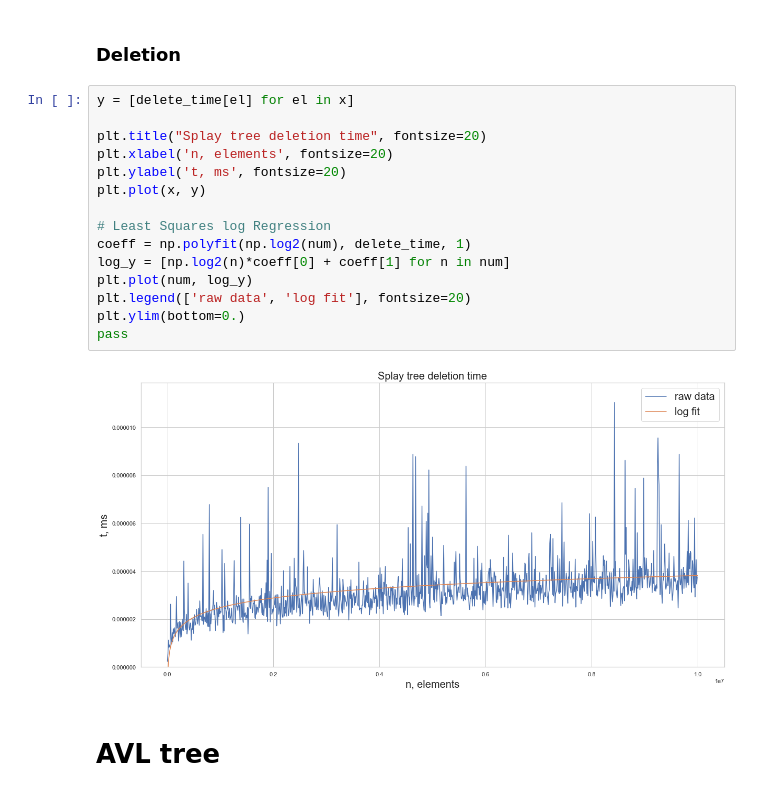
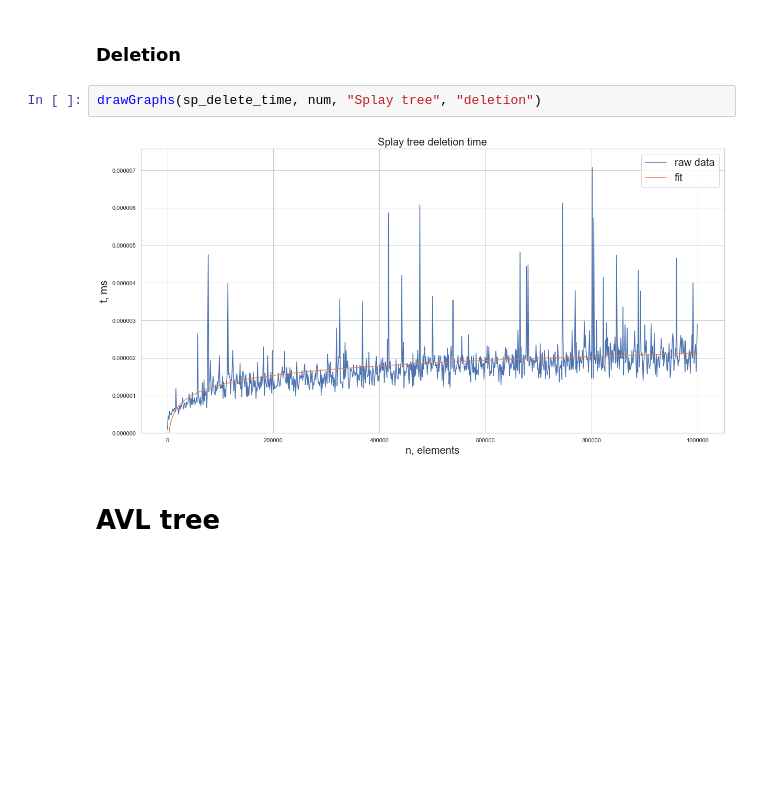
Before and after one commit to ivanvikhrev/search-trees-comparison, a Jupyter notebook: report.ipynb, the cells around one changed output. Cells and saved outputs as stored; diff of their text form; blank space fills up the shorter version.

```diff
--- a/report.ipynb
+++ b/report.ipynb
@@ -165,22 +164,9 @@ pass
 # %% [markdown]
 ### Deletion
-# %%
-y = [delete_time[el] for el in x]
-
-plt.title("Splay tree deletion time", fontsize=20)
-plt.xlabel('n, elements', fontsize=20)
-plt.ylabel('t, ms', fontsize=20)
-plt.plot(x, y)
-
-# Least Squares log Regression
-coeff = np.polyfit(np.log2(num), delete_time, 1)
-log_y = [np.log2(n)*coeff[0] + coeff[1] for n in num]
-plt.plot(num, log_y)
-plt.legend(['raw data', 'log fit'], fontsize=20)
-plt.ylim(bottom=0.)
-pass
-# %% [output]
-[figure, removed]
+# %%
+drawGraphs(sp_delete_time, num, "Splay tree", "deletion")
+# %% [output]
+[figure, added]
 # %% [markdown]
 # AVL tree
 # %% [markdown]
```
Also changed, not shown: parts of 72 cells of this notebook, 4 other files.
